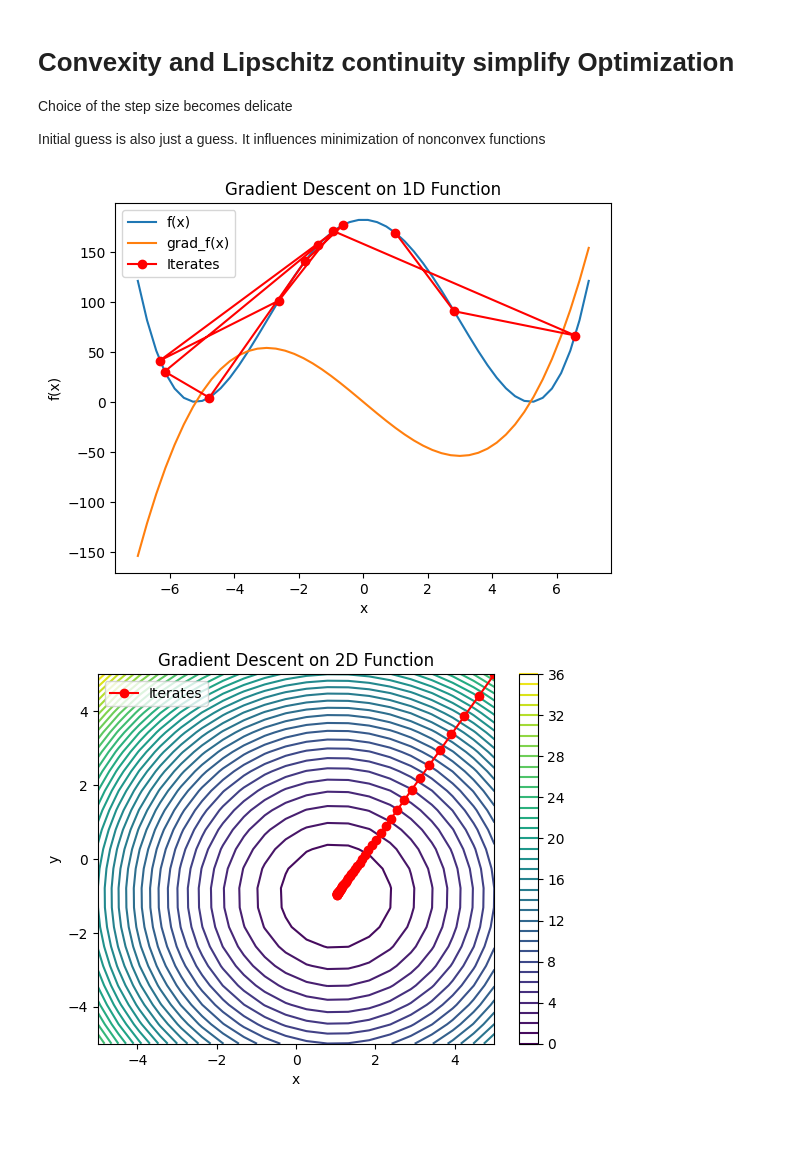
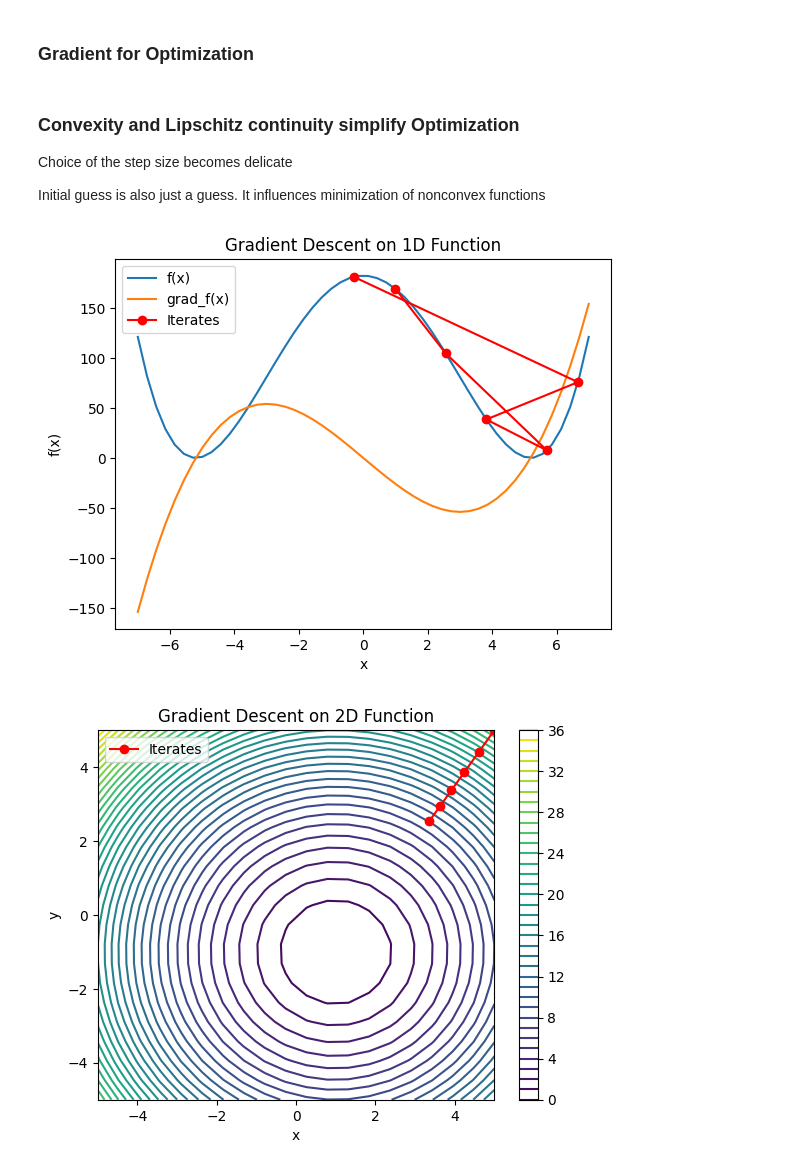
Before and after one commit to JeremieSefo/How-far-can-Mathematics-Go__Applied-Maths, a Jupyter notebook: gradient descent.ipynb, the cells around one changed output. Cells and saved outputs as stored; diff of their text form; code cells hidden in the pictures; blank space fills up the shorter version.

Commit message:
blur image

```diff
--- a/gradient descent.ipynb
+++ b/gradient descent.ipynb
@@ -9,3 +11,5 @@ from mpl_toolkits.mplot3d import Axes3D
+# %% [markdown]
+### Gradient for Optimization
 # %%
 # Define 1D and 2D convex functions and their gradients
 def f0_1d(x): #convex
@@ -61,7 +65,7 @@ def plot_2d_func(f):
     plt.show()
 #plot_2d_func(f2d)
 # %% [markdown]
-# Convexity and Lipschitz continuity simplify Optimization
+### Convexity and Lipschitz continuity simplify Optimization
 
 Choice of the step size becomes delicate
 
@@ -69,29 +73,29 @@ Initial guess is also just a guess. It influences minimization of nonconvex func
 # %%
 # Plotting function for 1D function
 def plot_1d(f, grad_f, history):
     x_vals = np.linspace(-7, 7, 50)
     y_vals = f(x_vals)
     plt.plot(x_vals, y_vals, label='f(x)')
     plt.plot(x_vals, grad_f(x_vals), label='grad_f(x)')
     plt.plot(history, [f(x) for x in history], 'ro-', label='Iterates')
     plt.xlabel('x')
     plt.ylabel('f(x)')
     plt.legend()
     plt.title('Gradient Descent on 1D Function')
     plt.show()
 
 # Initial parameters
 x0_1d = 1
-learning_rate_1d = 0.07
-max_iter = 10
+learning_rate_1d = 0.06
+max_iter = 5
 
 # Perform Gradient Descent on 1D function
 functions_and_grad_1D = [[f0_1d, grad_f0_1d], [f1_1d, grad_f1_1d]]
 [f, grad_f] = functions_and_grad_1D[1]
 final_x_1d, history_1d = gradient_descent_1d(f, grad_f, x0_1d, learning_rate_1d, max_iter)
 plot_1d(f, grad_f, history_1d)
 # %% [output]
-[figure, old version]
+[figure, new version]
 # %%
 # Plotting function for 2D function
 def plot_2d(f, history):
@@ -120,6 +124,6 @@ learning_rate_2d = 0.1
 final_x_2d, history_2d = gradient_descent_2d(f2d, grad_f2d, x0_2d, learning_rate_2d, max_iter)
 plot_2d(f2d, history_2d)
 # %% [output]
-[figure, old version]
+[figure, new version]
 # %%
 #C:\Users\sefojere\AppData\Local\miniconda3\envs\howfar
```
Also changed, not shown: parts of 16 cells of this notebook, 1 other file.
